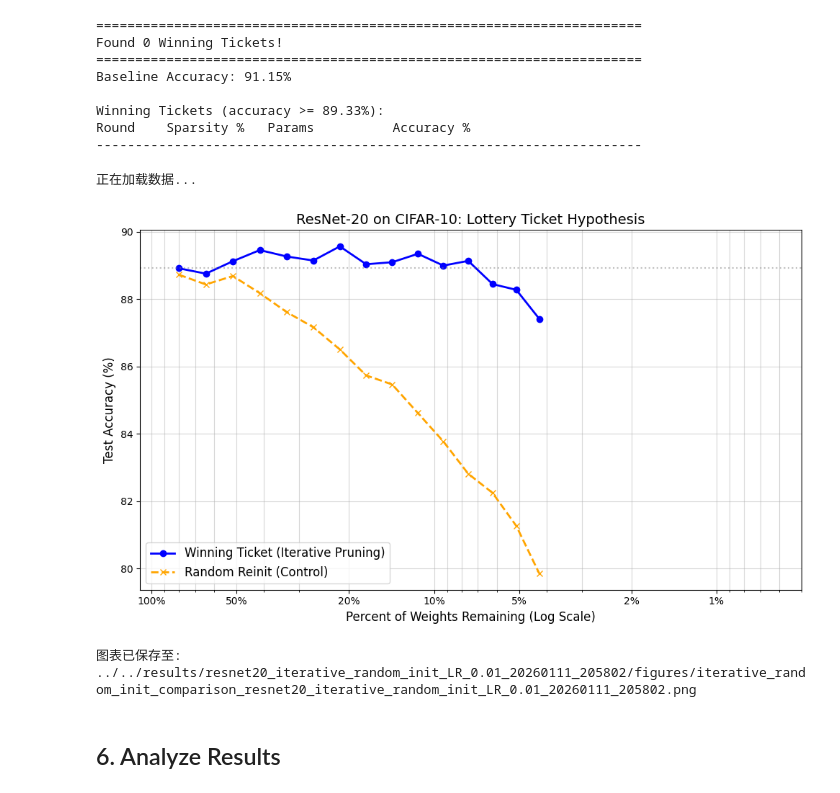
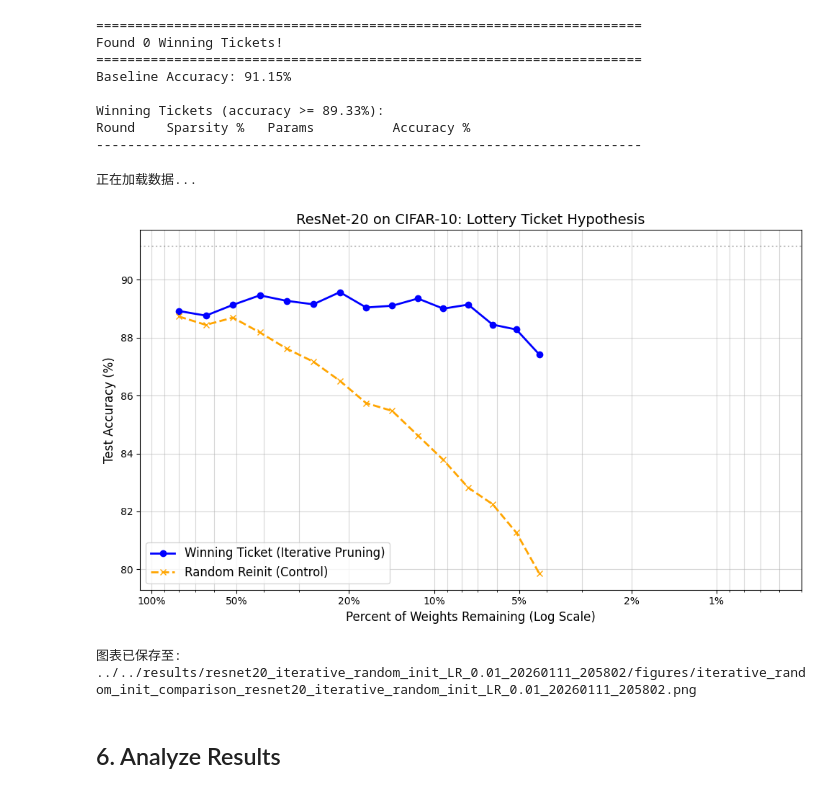
Before and after one commit to Jerry0209/ee411-lottery-ticket-hypothesis, a Jupyter notebook: notebooks/jerry/resnet18_iterative_random_init_experiment_LR_0.01.ipynb, the cells around one changed output. Cells and saved outputs as stored; diff of their text form; code cells hidden in the pictures.

```diff
--- a/notebooks/jerry/resnet18_iterative_random_init_experiment_LR_0.01.ipynb
+++ b/notebooks/jerry/resnet18_iterative_random_init_experiment_LR_0.01.ipynb
@@ -1246,35 +1246,36 @@ else:
 
     # 反转 X 轴 (让 100% 在左边，0.1% 在右边，符合阅读习惯)
     plt.xlim(110, 0.5)  # 范围从 110% 到 0.5% (根据你的数据调整)
 
     # 设置刻度标签，让它显示为正常的百分比数字
     plt.xticks([100, 50, 20, 10, 5, 2, 1], ['100%', '50%', '20%', '10%', '5%', '2%', '1%'])
 
     # 添加标签和标题
     plt.title('ResNet-20 on CIFAR-10: Lottery Ticket Hypothesis', fontsize=14)
     plt.xlabel('Percent of Weights Remaining (Log Scale)', fontsize=12)
     plt.ylabel('Test Accuracy (%)', fontsize=12)
     plt.grid(True, which="both", ls="-", alpha=0.5)
     plt.legend(fontsize=12)
 
     # 添加辅助线 (可选，标出 Baseline 精度)
-    baseline_acc = y_iter[0]
+    # baseline_acc = y_iter[0]
+    baseline_acc = 91.15
     plt.axhline(y=baseline_acc, color='gray', linestyle=':', alpha=0.5, label='Baseline Accuracy')
 
     plt.tight_layout()
 
     # 保存图片
     # random_init_pruning_fig_path = os.path.join(fig_dir, f"Random_init_pruning_results_{run_id}.png")
     save_comparison_fig_path = os.path.join(fig_dir, f"iterative_random_init_comparison_{run_id}.png") # 假设有个 figures 文件夹
     # os.makedirs(save_fig_path, exist_ok=True)
     plt.savefig(save_comparison_fig_path, dpi=150)
 
     plt.show()
 
     print(f"图表已保存至: {save_comparison_fig_path}")
 # %% [output]
 正在加载数据...
-[figure, old version]
+[figure, new version]
 图表已保存至: ../../results/resnet20_iterative_random_init_LR_0.01_20260111_205802/figures/iterative_random_init_comparison_resnet20_iterative_random_init_LR_0.01_20260111_205802.png
 # %% [markdown]
 ## 6. Analyze Results
```
Also changed, not shown: 8 other files.
